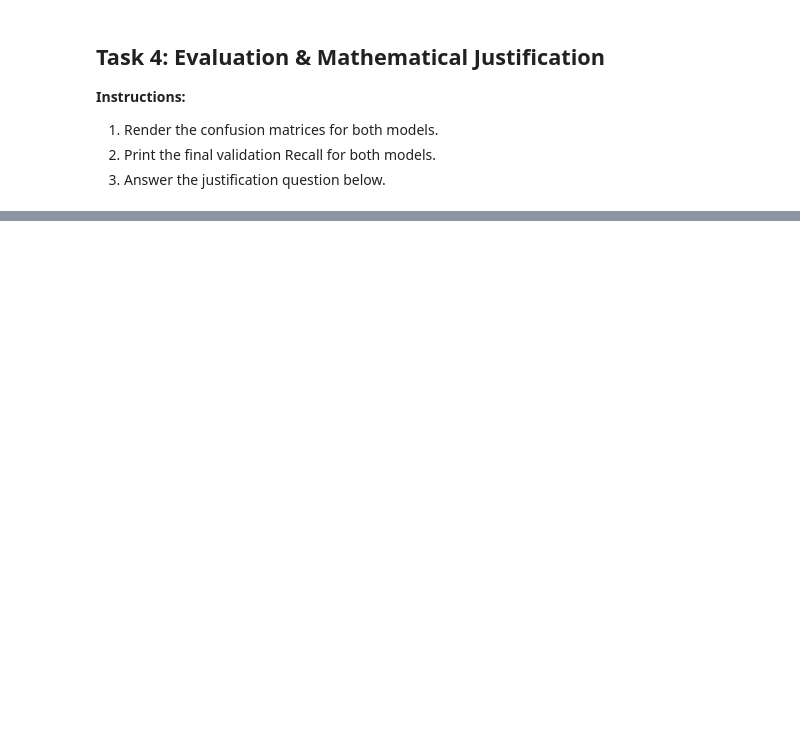
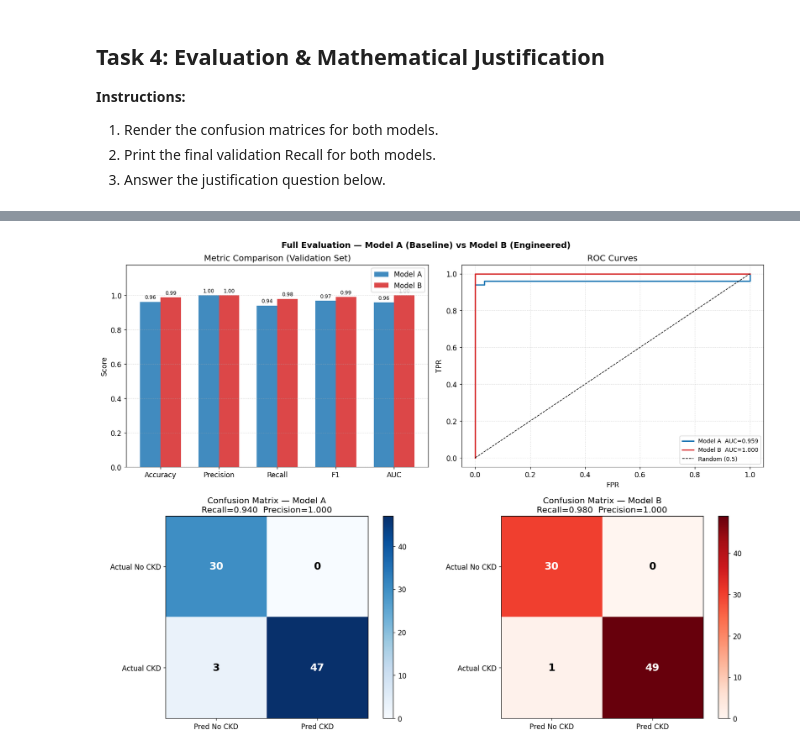
Before and after one commit to S26-Deep-Learning-in-Medicine/assignment-2-ckd-pipeline-H3SHAM03, a Jupyter notebook: ckd_assignment.ipynb, the cells around one changed output, grey strips where cells are left out. Cells and saved outputs as stored; diff of their text form; code cells hidden in the pictures; blank space fills up the shorter version.

```diff
--- a/ckd_assignment.ipynb
+++ b/ckd_assignment.ipynb
@@ -49,0 +331,86 @@ tf.random.set_seed(42)
+# %%
+# ── Hard predictions ──────────────────────────────────────────────────────────
+y_prob_A = model_A.predict(X_val_scaled, verbose=0).ravel()
+y_prob_B = model_B.predict(X_val_scaled, verbose=0).ravel()
+y_pred_A = (y_prob_A >= 0.5).astype(int)
+y_pred_B = (y_prob_B >= 0.5).astype(int)
+
+# ── Classification reports ────────────────────────────────────────────────────
+for label, y_pred in [("Model A — Baseline", y_pred_A), ("Model B — Engineered", y_pred_B)]:
+    print("═" * 55)
+    print(f"  {label}")
+    print("═" * 55)
+    print(classification_report(y_val, y_pred, target_names=["No CKD", "CKD"]))
+
+# ── Compute scalar metrics + ROC ──────────────────────────────────────────────
+def get_metrics(y_true, y_pred, y_prob):
+    fpr, tpr, _ = roc_curve(y_true, y_prob)
+    return dict(Accuracy=accuracy_score(y_true, y_pred),
+                Precision=precision_score(y_true, y_pred, zero_division=0),
+                Recall=recall_score(y_true, y_pred, zero_division=0),
+                F1=f1_score(y_true, y_pred, zero_division=0),
+                AUC=auc(fpr, tpr), fpr=fpr, tpr=tpr)
+
+mA = get_metrics(y_val, y_pred_A, y_prob_A)
+mB = get_metrics(y_val, y_pred_B, y_prob_B)
+
+# ── 2×2 figure ────────────────────────────────────────────────────────────────
+BLUE, RED = "#1f77b4", "#d62728"
+keys      = ["Accuracy", "Precision", "Recall", "F1", "AUC"]
+
+fig, axes = plt.subplots(2, 2, figsize=(15, 11))
+fig.suptitle("Full Evaluation — Model A (Baseline) vs Model B (Engineered)",
+             fontsize=13, fontweight="bold")
+
+# Top-left: bar chart
+x = np.arange(len(keys)); bw = 0.35
+bA = axes[0,0].bar(x - bw/2, [mA[k] for k in keys], bw, label="Model A", color=BLUE, alpha=0.85)
+bB = axes[0,0].bar(x + bw/2, [mB[k] for k in keys], bw, label="Model B", color=RED,  alpha=0.85)
+for b in list(bA) + list(bB):
+    axes[0,0].text(b.get_x()+b.get_width()/2, b.get_height()+0.01,
+                   f"{b.get_height():.2f}", ha="center", va="bottom", fontsize=8)
+axes[0,0].set_xticks(x); axes[0,0].set_xticklabels(keys)
+axes[0,0].set_ylim(0, 1.18); axes[0,0].set_ylabel("Score")
+axes[0,0].set_title("Metric Comparison (Validation Set)")
+axes[0,0].legend(); axes[0,0].grid(axis="y", ls=":", alpha=0.6)
+
+# Top-right: ROC curves
+axes[0,1].plot(mA["fpr"], mA["tpr"], color=BLUE, lw=2, label=f"Model A  AUC={mA['AUC']:.3f}")
+axes[0,1].plot(mB["fpr"], mB["tpr"], color=RED,  lw=2, label=f"Model B  AUC={mB['AUC']:.3f}")
+axes[0,1].plot([0,1],[0,1],"k--",lw=1,label="Random (0.5)")
+axes[0,1].set_xlabel("FPR"); axes[0,1].set_ylabel("TPR"); axes[0,1].set_title("ROC Curves")
+axes[0,1].legend(fontsize=9); axes[0,1].grid(True, ls=":", alpha=0.6)
+
+# Bottom: confusion matrices
+for ax, y_pred, title, cmap in [
+    (axes[1,0], y_pred_A, "Confusion Matrix — Model A\n", "Blues"),
+    (axes[1,1], y_pred_B, "Confusion Matrix — Model B\n", "Reds"),
+]:
+    cm = confusion_matrix(y_val, y_pred)
+    r  = recall_score(y_val, y_pred, zero_division=0)
+    p  = precision_score(y_val, y_pred, zero_division=0)
+    im = ax.imshow(cm, cmap=cmap)
+    ax.set_title(f"{title}Recall={r:.3f}  Precision={p:.3f}")
+    for i in range(2):
+        for j in range(2):
+            ax.text(j, i, str(cm[i,j]), ha="center", va="center",
+                    color="white" if cm[i,j] > cm.max()/2 else "black",
+                    fontsize=16, fontweight="bold")
+    ax.set_xticks([0,1]); ax.set_xticklabels(["Pred No CKD","Pred CKD"])
+    ax.set_yticks([0,1]); ax.set_yticklabels(["Actual No CKD","Actual CKD"])
+    plt.colorbar(im, ax=ax)
+
+plt.tight_layout()
+plt.savefig("model_comparison.png", bbox_inches="tight")
+plt.show()
+print("Saved → model_comparison.png")
+
+# ── Delta summary ─────────────────────────────────────────────────────────────
+print("\n─── Δ Model B − Model A ─────────────────────────────")
+for k in keys:
+    d = mB[k] - mA[k]
+    print(f"  {k:<12}: {mA[k]:.4f} → {mB[k]:.4f}   {'▲' if d>0 else '▼' if d<0 else '─'} {abs(d):.4f}")
+
+print(f"\n  Model B Validation Recall : {mB['Recall']:.4f}")
+print(f"  Clinical Benchmark >80%   : {'✓ PASSED' if mB['Recall'] >= 0.80 else '✗ FAILED'}")
+# %% [output]
@@ -49,0 +434 @@ tf.random.set_seed(42)
+[figure, added]
```
Also changed, not shown: parts of 12 cells of this notebook, 5 other files.
